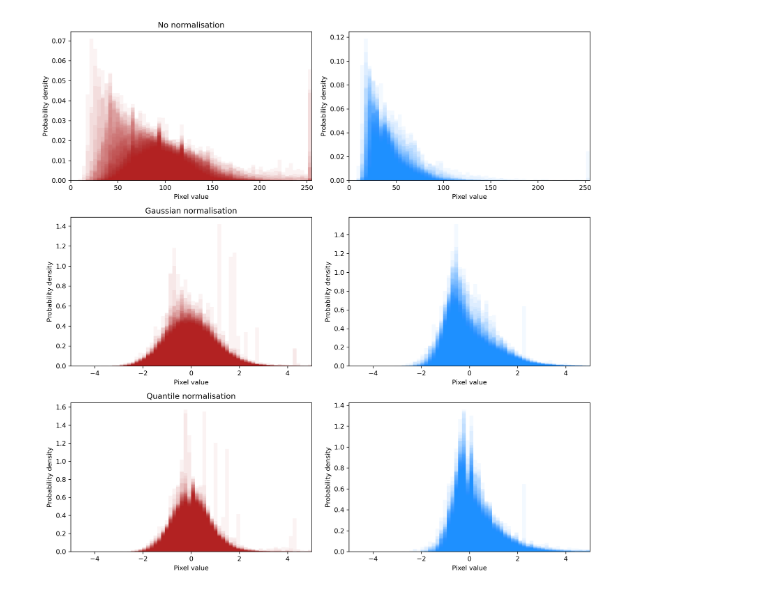
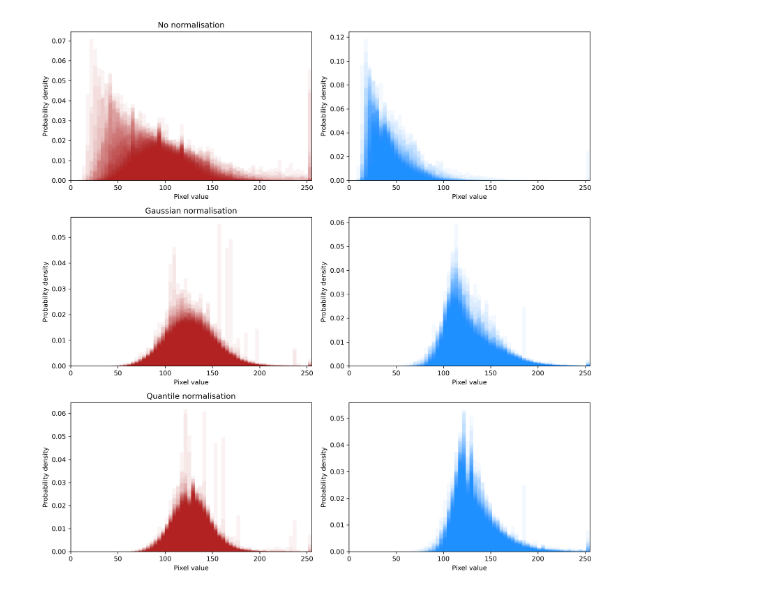
Before and after one commit to Antonio-Maschio/AML_FProject, a Jupyter notebook: clustering_LDB.ipynb, the cells around one changed output. Saved outputs shown, nothing was run; the diff lists cells and outputs as text; code cells hidden in the pictures.

```diff
--- a/clustering_LDB.ipynb
+++ b/clustering_LDB.ipynb
@@ -18,17 +18,6 @@ penetramax_fnames = [penetramax_dir + fname for fname in os.listdir(penetramax_d
 # %%
 fname1 = '../control_images/001_z26.png'
 fname2 = '../penetramax_images/011_z57.png'
-# %%
-def normalise(arr):
-    return (arr - arr.min()) / (arr.max() - arr.min())
-
-def gaussian_normalisation(arr):
-    from numpy import nanmean, nanstd
-    return (arr - nanmean(arr)) / nanstd(arr)
-
-def quantile_normalisation(arr):
-    from numpy import quantile
-    return (arr - quantile(arr, 0.5)) / (quantile(arr, 0.75) - quantile(arr, 0.25))
 # %%
 data = np.load('../segments/control/001_z26.png.npy')
 image = io.imread('../control_images/001_z26.png')
@@ -42,37 +31,36 @@ fig, axes = plt.subplots(3, 2, figsize=(12, 12), dpi=300)
 for val in vals:
     mask = (combined_nuclei == val)
     red = reds[mask]
     blue = blues[mask]
 
     counts_red, edges = np.histogram(red, bins=64, range=(0,255), density=True)
     counts_blue, _ = np.histogram(blue, bins=64, range=(0,255), density=True)
 
     axes[0,0].stairs(counts_red, edges, fill=True, alpha=0.05, color='firebrick')
     axes[0,1].stairs(counts_blue, edges, fill=True, alpha=0.05, color='dodgerblue')
 
-    counts_red, edges = np.histogram(gaussian_normalisation(red), bins=64, range=(-5,5), density=True)
-    counts_blue, _= np.histogram(gaussian_normalisation(blue), bins=64, range=(-5,5), density=True)
+    counts_red, edges = np.histogram(ZtoRGB(gaussian_normalisation(red)), bins=64, range=(0, 255), density=True)
+    counts_blue, _= np.histogram(ZtoRGB(gaussian_normalisation(blue)), bins=64, range=(0, 255), density=True)
 
     axes[1,0].stairs(counts_red, edges, fill=True, alpha=0.05, color='firebrick')
     axes[1,1].stairs(counts_blue, edges, fill=True, alpha=0.05, color='dodgerblue')
 
-    counts_red, edges = np.histogram(quantile_normalisation(red), bins=64, range=(-5,5), density=True)
-    counts_blue, _ = np.histogram(quantile_normalisation(blue), bins=64, range=(-5,5), density=True)
+    counts_red, edges = np.histogram(ZtoRGB(quantile_normalisation(red)), bins=64, range=(0, 255), density=True)
+    counts_blue, _ = np.histogram(ZtoRGB(quantile_normalisation(blue)), bins=64, range=(0, 255), density=True)
 
     axes[2,0].stairs(counts_red, edges, fill=True, alpha=0.05, color='firebrick')
     axes[2,1].stairs(counts_blue, edges, fill=True, alpha=0.05, color='dodgerblue')
 
 for ax in axes.flatten():
     ax.set_ylim(0)
     ax.set_ylabel('Probability density')
     ax.set_xlabel('Pixel value')
+    ax.set_xlim(0, 255)
 
-axes[0,0].set_xlim(0, 255); axes[0,1].set_xlim(0, 255)
-axes[1,0].set_xlim(-5, 5); axes[1,1].set_xlim(-5, 5); axes[2,0].set_xlim(-5, 5); axes[2,1].set_xlim(-5, 5)
 axes[0,0].set_title('No normalisation'); axes[1,0].set_title('Gaussian normalisation'); axes[2,0].set_title('Quantile normalisation')
 
 plt.tight_layout()
 plt.savefig('../figures/spectrum_normalisations.png', dpi=300, bbox_inches='tight')
 plt.show()
 # %% [output]
-[figure, old version]
+[figure, new version]
```
Also changed, not shown: parts of 17 cells of this notebook, 1 other file.
